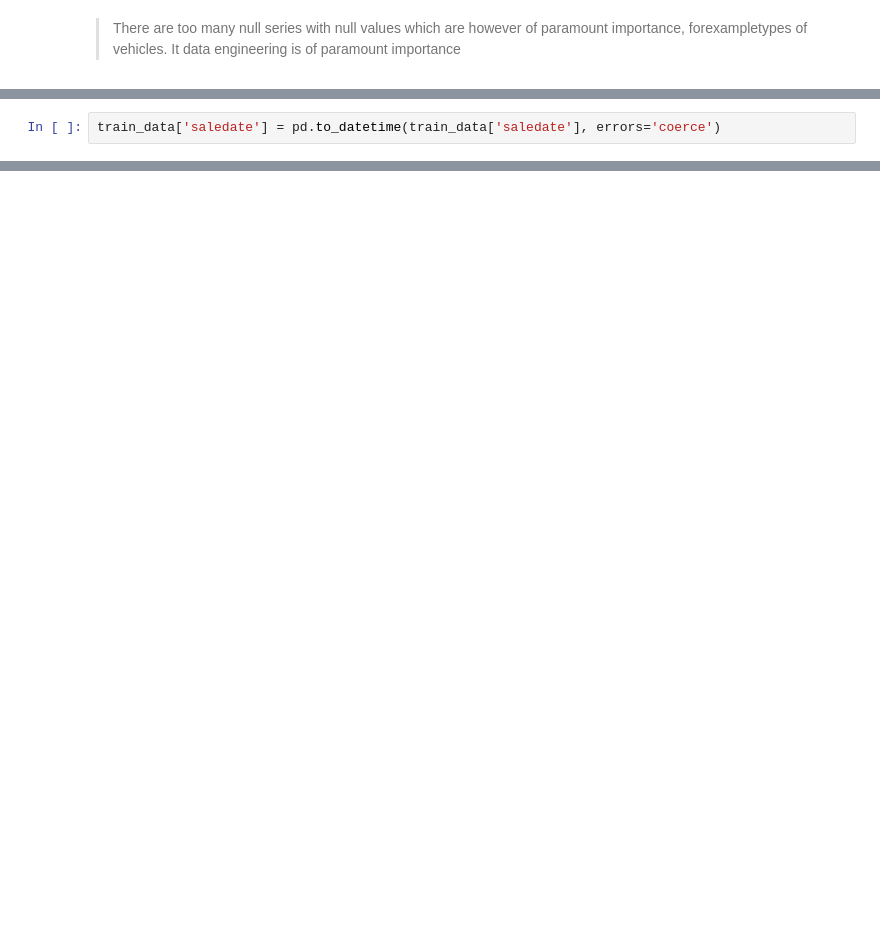
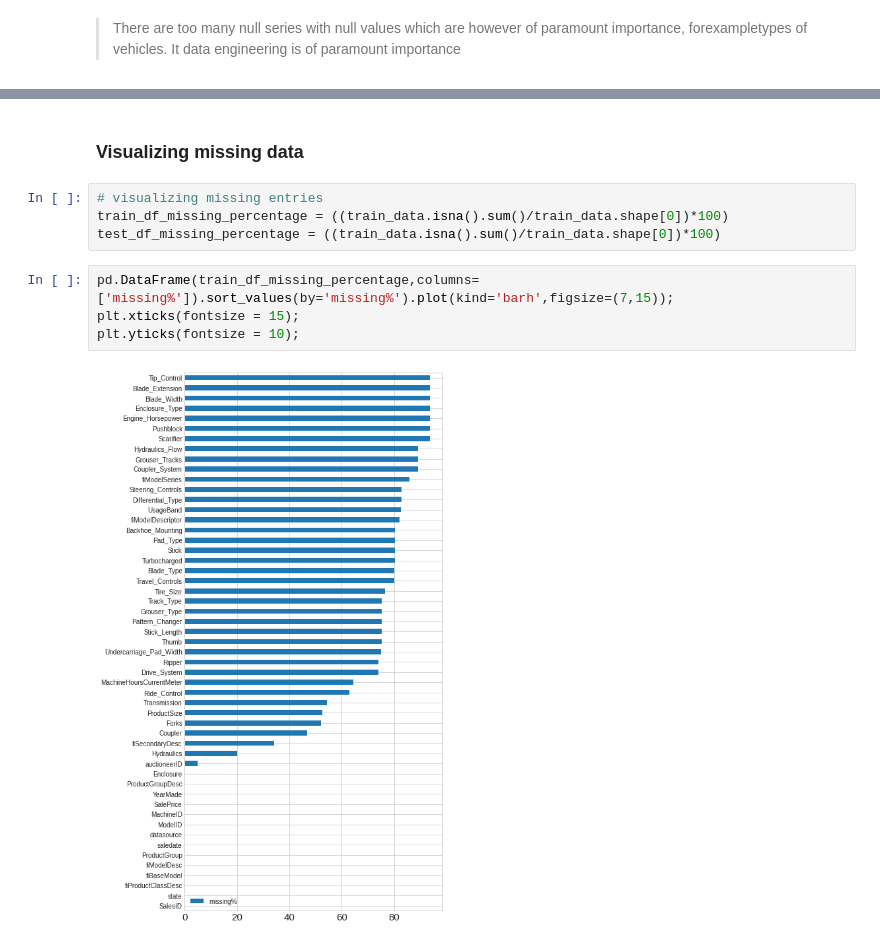
Before and after one commit to tangani/Blue-Book-for-Bulldozers, a Jupyter notebook: Blue_Book_for_Bulldozers.ipynb, the cells around one changed output, grey strips where cells are left out. Saved outputs shown, nothing was run; the diff lists cells and outputs as text; blank space fills up the shorter version.

```diff
--- a/Blue_Book_for_Bulldozers.ipynb
+++ b/Blue_Book_for_Bulldozers.ipynb
@@ -102,2 +143,0 @@ train_data.describe()
-# %%
-train_data['saledate'] = pd.to_datetime(train_data['saledate'], errors='coerce')
@@ -133,0 +164,12 @@ Name: saledate, dtype: datetime64[ns]
+# %% [markdown]
+### Visualizing missing data
+# %%
+# visualizing missing entries
+train_df_missing_percentage = ((train_data.isna().sum()/train_data.shape[0])*100)
+test_df_missing_percentage = ((train_data.isna().sum()/train_data.shape[0])*100)
+# %%
+pd.DataFrame(train_df_missing_percentage,columns=['missing%']).sort_values(by='missing%').plot(kind='barh',figsize=(7,15));
+plt.xticks(fontsize = 15);
+plt.yticks(fontsize = 10);
+# %% [output]
+[figure, added]
```
Also changed, not shown: parts of 36 cells of this notebook.
